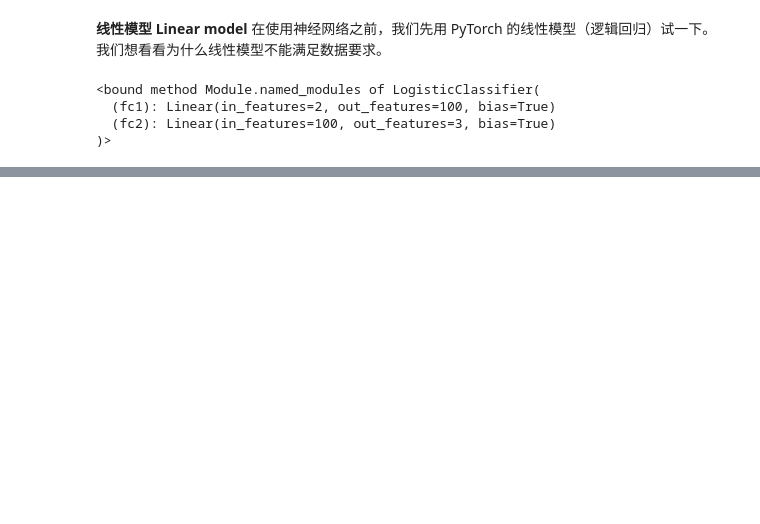
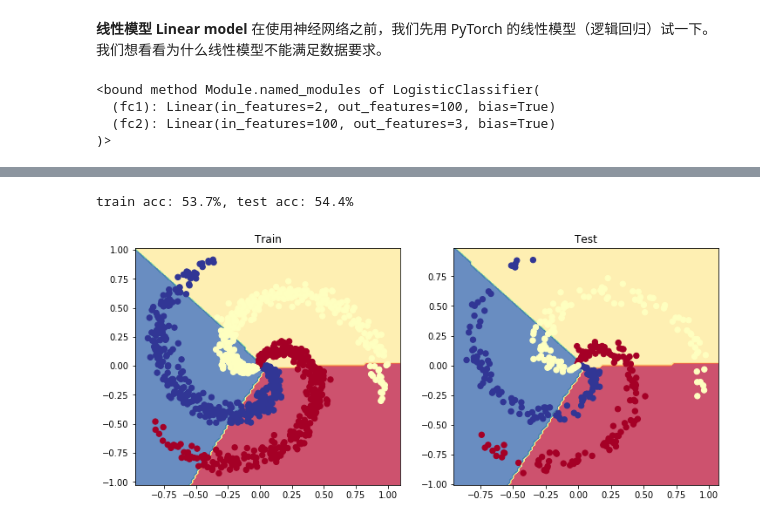
Before and after one commit to haokeliu/colaboratory, a Jupyter notebook: DeepLearn_Notes/多层感知_Multilayer_Perceptron_(MLP).ipynb, the cells around one changed output, grey strips where cells are left out. Cells and saved outputs as stored; diff of their text form; code cells hidden in the pictures; blank space fills up the shorter version.

```diff
--- a/DeepLearn_Notes/多层感知_Multilayer_Perceptron_(MLP).ipynb
+++ b/DeepLearn_Notes/多层感知_Multilayer_Perceptron_(MLP).ipynb
@@ -80,15 +80,15 @@ X = torch.from_numpy(X).float()
 y = torch.from_numpy(y).long()
 # %%
 # Shuffle data
-shuffle_indicies = torch.LongTensor(random.sample(range(0, len(a)), len(a)))
-#random.sample()可以从指定的序列中，随机的截取指定长度的片断，不作原地修改。
+shuffle_indicies = torch.LongTensor(random.sample(range(0, len(X)), len(X)))
 X = X[shuffle_indicies]
 y = y[shuffle_indicies]
+
 # Split datasets
-test_start_idx = int(len(X)*args.train_size)
-x_train = X[:test_start_idx]
+test_start_idx = int(len(X) * args.train_size)
+X_train = X[:test_start_idx]
 y_train = y[:test_start_idx]
-x_test = X[test_start_idx]
-y_test = y[test_start_idx]
-print("We have %i train samples and %i test samples." % (len(x_train), len(x_test)))
+X_test = X[test_start_idx:]
+y_test = y[test_start_idx:]
+print("We have %i train samples and %i test samples." % (len(X_train), len(X_test)))
 # %% [output]
@@ -143,0 +181,39 @@ def get_accuracy(y_pred,y_target):
+# %%
+# Predictions
+_, pred_train = model(X_train, apply_softmax=True).max(dim=1)
+_, pred_test = model(X_test, apply_softmax=True).max(dim=1)
+# %%
+#Train and test accuracies
+train_acc = get_accuracy(y_pred =pred_train,y_target=y_train)
+test_acc = get_accuracy(y_pred = pred_test,y_target=y_test)
+print ("train acc: {0:.1f}%, test acc: {1:.1f}%".format(train_acc, test_acc))
+# %% [output]
+train acc: 53.7%, test acc: 54.4%
+# %%
+# Visualization
+def plot_multiclass_decision_boundary(model, X, y):
+    x_min, x_max = X[:, 0].min() - 0.1, X[:, 0].max() + 0.1
+    y_min, y_max = X[:, 1].min() - 0.1, X[:, 1].max() + 0.1
+    xx, yy = np.meshgrid(np.linspace(x_min, x_max, 101), np.linspace(y_min, y_max, 101))
+    cmap = plt.cm.Spectral
+
+    X_test = torch.from_numpy(np.c_[xx.ravel(), yy.ravel()]).float()
+    y_pred = model(X_test, apply_softmax=True)
+    _, y_pred = y_pred.max(dim=1)
+    y_pred = y_pred.reshape(xx.shape)
+    plt.contourf(xx, yy, y_pred, cmap=plt.cm.Spectral, alpha=0.8)
+    plt.scatter(X[:, 0], X[:, 1], c=y, s=40, cmap=plt.cm.RdYlBu)
+    plt.xlim(xx.min(), xx.max())
+    plt.ylim(yy.min(), yy.max())
+# %%
+# Visualize the decision boundary
+plt.figure(figsize=(12,5))
+plt.subplot(1, 2, 1)
+plt.title("Train")
+plot_multiclass_decision_boundary(model=model, X=X_train, y=y_train)
+plt.subplot(1, 2, 2)
+plt.title("Test")
+plot_multiclass_decision_boundary(model=model, X=X_test, y=y_test)
+plt.show()
+# %% [output]
+[figure, added]
```
Also changed, not shown: parts of 6 cells of this notebook.
